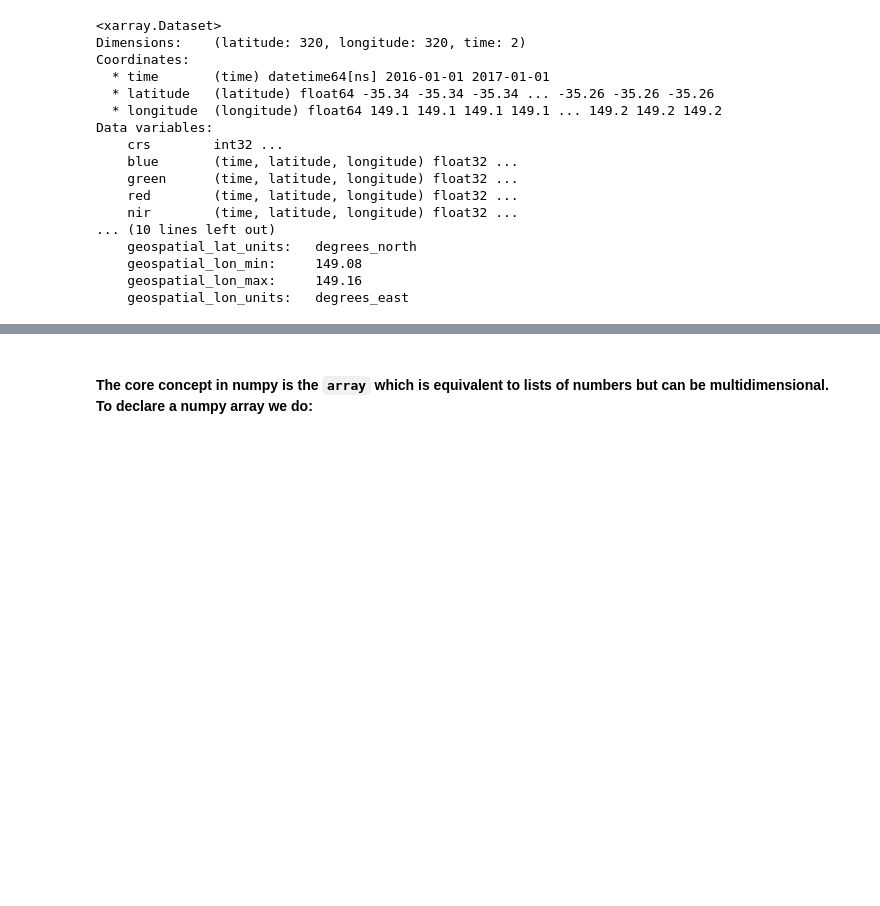
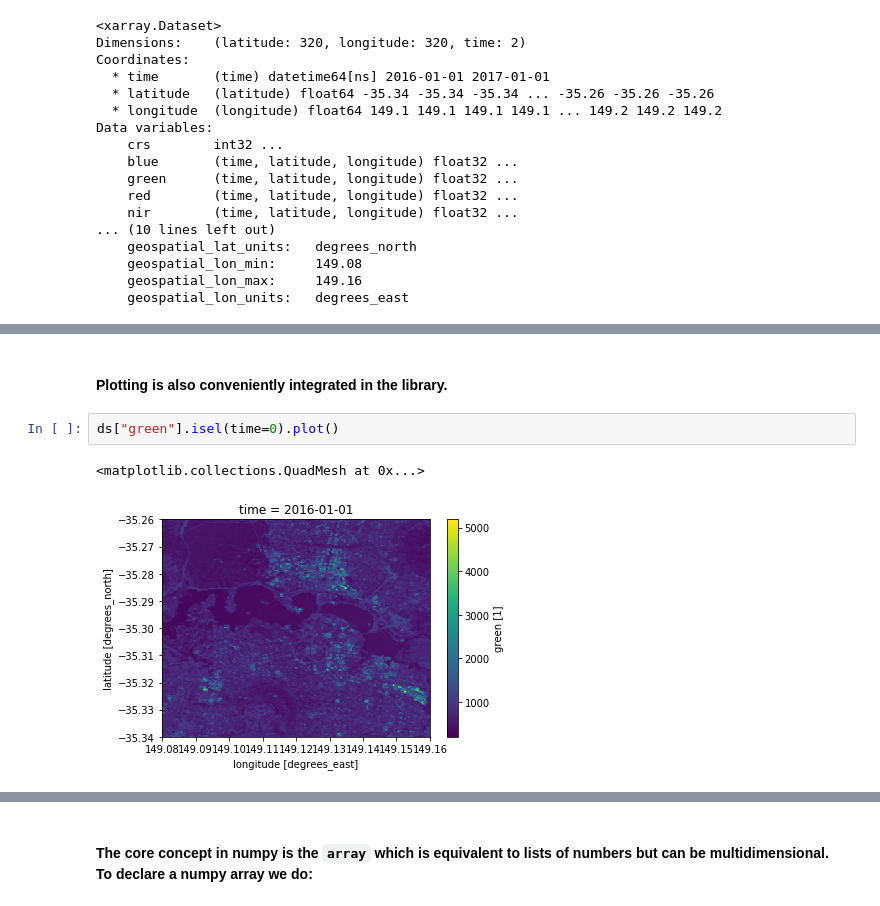
Before and after one commit to GeoscienceAustralia/dea-notebooks, a Jupyter notebook: DEA_spatial_analysts_course/day_1/2_intro_to_xarray.ipynb, the cells around one changed output, grey strips where cells are left out. Cells and saved outputs as stored; diff of their text form; blank space fills up the shorter version.

```diff
--- a/DEA_spatial_analysts_course/day_1/2_intro_to_xarray.ipynb
+++ b/DEA_spatial_analysts_course/day_1/2_intro_to_xarray.ipynb
@@ -36,0 +196,7 @@ Data variables:
+# %% [markdown]
+#### Plotting is also conveniently integrated in the library.
+# %%
+ds["green"].isel(time=0).plot()
+# %% [output]
+<matplotlib.collections.QuadMesh at 0x...>
+[figure, added]
```
Also changed, not shown: parts of 24 cells of this notebook, 1 other file.
